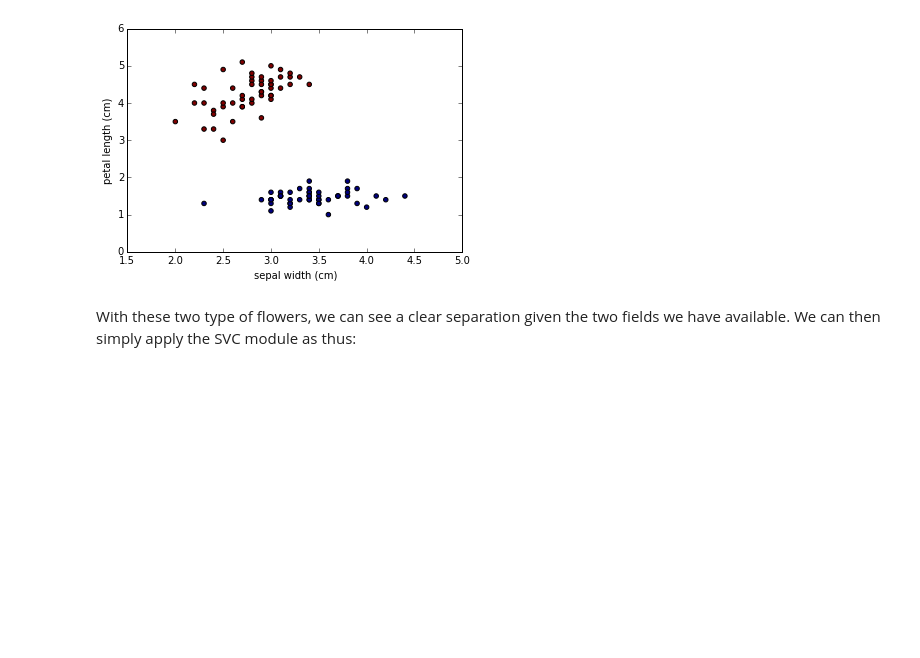
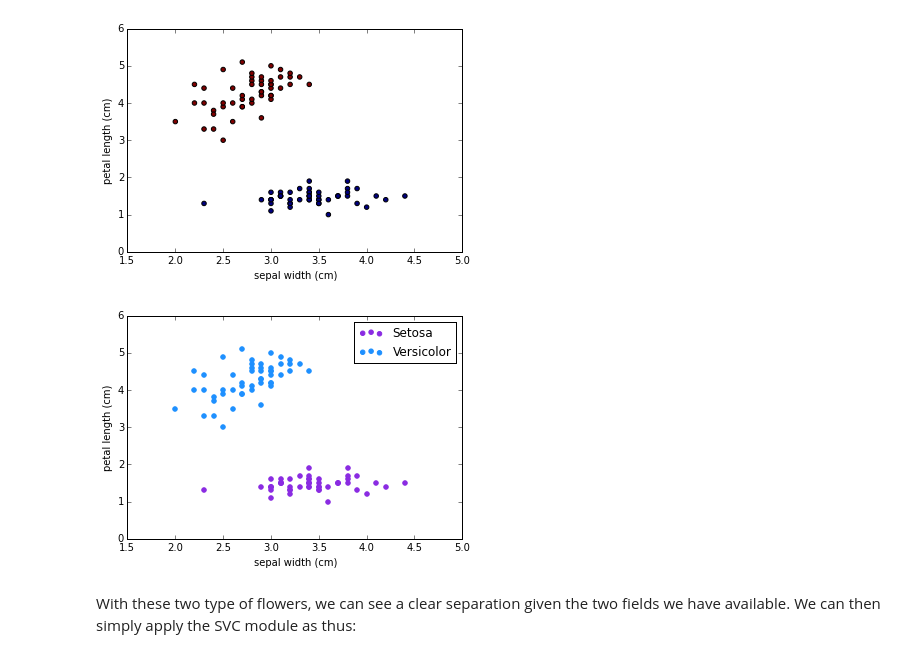
Before and after one commit to molliemarie/Thinkful-Data-Science-Projects, a Jupyter notebook: Unit4/svm.ipynb, the cells around one changed output. Saved outputs shown, nothing was run; the diff lists cells and outputs as text; code cells hidden in the pictures; blank space fills up the shorter version.

```diff
--- a/Unit4/svm.ipynb
+++ b/Unit4/svm.ipynb
@@ -32,6 +62,15 @@ plt.ylabel(iris.feature_names[2])
 # %% [output]
 <matplotlib.text.Text at 0x...>
 [figure]
+# %%
+plt.scatter(iris_df1['sepal_width'], iris_df1['petal_length'], label = 'Setosa', color='blueviolet')
+plt.scatter(iris_df2['sepal_width'], iris_df2['petal_length'], label = 'Versicolor', color='dodgerblue')
+plt.legend()
+plt.xlabel(iris.feature_names[1])
+plt.ylabel(iris.feature_names[2])
+plt.show()
+# %% [output]
+[figure, added]
 # %% [markdown]
 With these two type of flowers, we can see a clear separation given the two fields we have available. We can then simply apply the SVC module as thus:
 # %%
```
Also changed, not shown: parts of 70 cells of this notebook.
